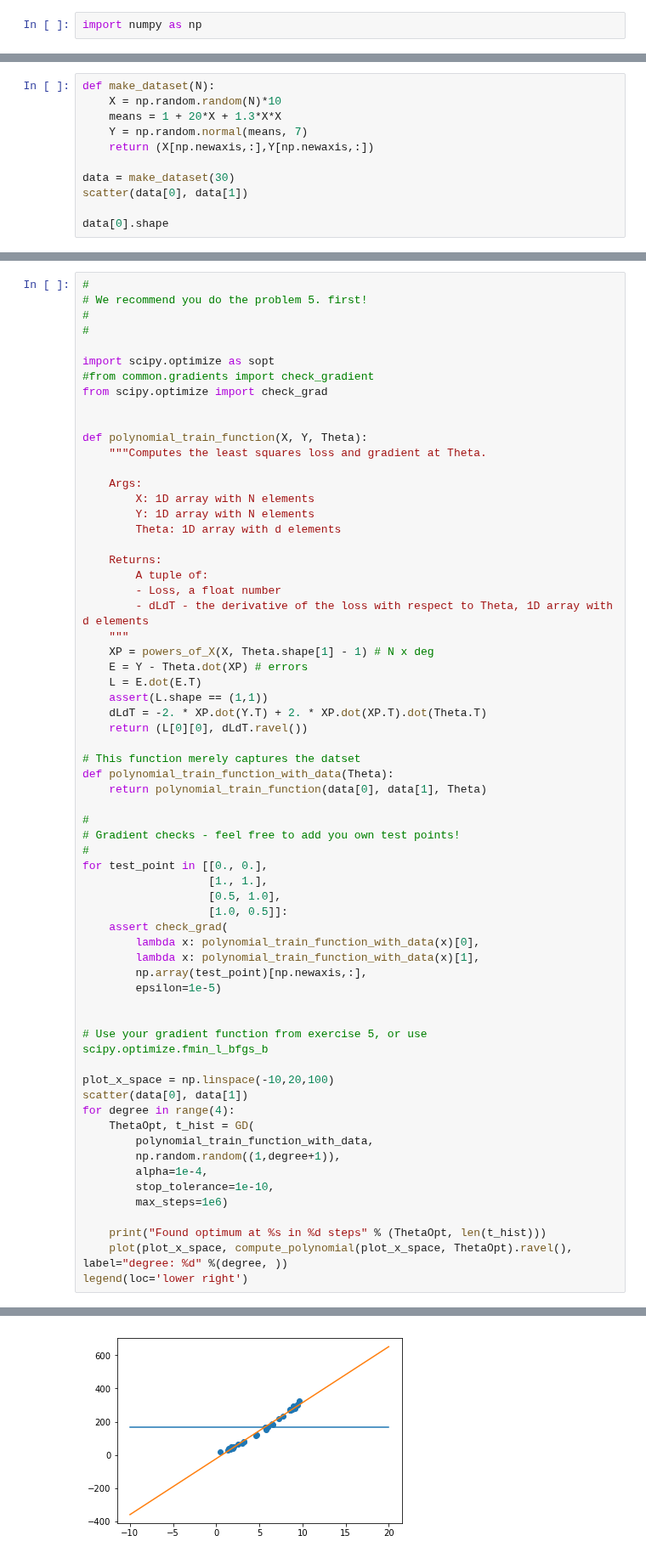
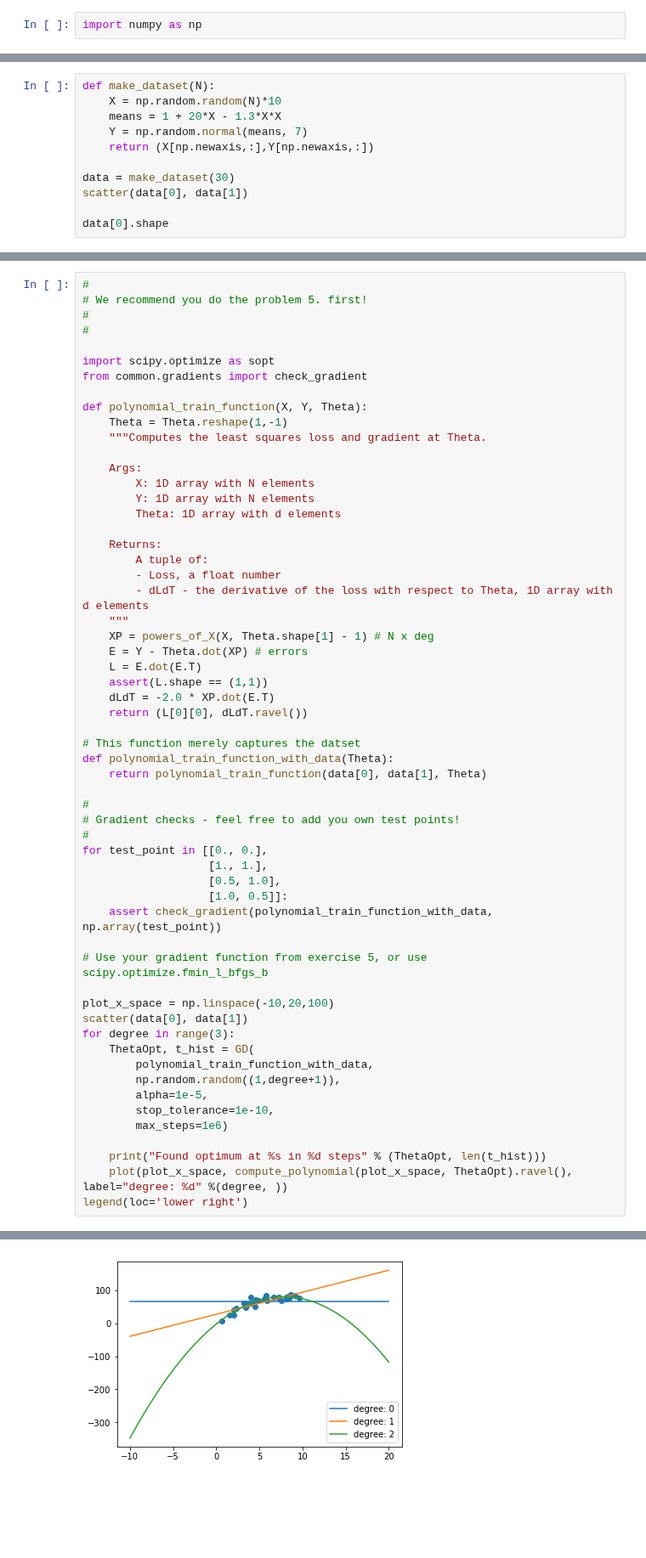
Before and after one commit to sequba/nn_assignments, a Jupyter notebook: assignment3/Assignment3.ipynb, the cells around one changed output, grey strips where cells are left out. Shown at 85% size. Saved outputs shown, nothing was run; the diff lists cells and outputs as text; blank space fills up the shorter version.

Commit message:
Gradient checking fixed
Signed-off-by: Jakub Sękowski <sequba@gmail.com>

```diff
--- a/assignment3/Assignment3.ipynb
+++ b/assignment3/Assignment3.ipynb
@@ -84,7 +84,7 @@ Find the following functions' gradients or Jacobians with respect to the vector
 # %%
 def make_dataset(N):
     X = np.random.random(N)*10
-    means = 1 + 20*X + 1.3*X*X
+    means = 1 + 20*X - 1.3*X*X
     Y = np.random.normal(means, 7)
     return (X[np.newaxis,:],Y[np.newaxis,:])
 
@@ -132,11 +132,10 @@ legend(loc='lower right')
 #
 
 import scipy.optimize as sopt
-#from common.gradients import check_gradient
-from scipy.optimize import check_grad
-
+from common.gradients import check_gradient
 
 def polynomial_train_function(X, Y, Theta):
+    Theta = Theta.reshape(1,-1)
     """Computes the least squares loss and gradient at Theta.
 
     Args:
@@ -153,7 +152,7 @@ def polynomial_train_function(X, Y, Theta):
     E = Y - Theta.dot(XP) # errors
     L = E.dot(E.T)
     assert(L.shape == (1,1))
-    dLdT = -2. * XP.dot(Y.T) + 2. * XP.dot(XP.T).dot(Theta.T)
+    dLdT = -2.0 * XP.dot(E.T)
     return (L[0][0], dLdT.ravel())
 
 # This function merely captures the datset
@@ -167,22 +166,17 @@ for test_point in [[0., 0.],
                    [1., 1.],
                    [0.5, 1.0],
                    [1.0, 0.5]]:
-    assert check_grad(
-        lambda x: polynomial_train_function_with_data(x)[0],
-        lambda x: polynomial_train_function_with_data(x)[1],
-        np.array(test_point)[np.newaxis,:],
-        epsilon=1e-5)
-
+    assert check_gradient(polynomial_train_function_with_data, np.array(test_point))
 
 # Use your gradient function from exercise 5, or use scipy.optimize.fmin_l_bfgs_b
 
 plot_x_space = np.linspace(-10,20,100)
 scatter(data[0], data[1])
-for degree in range(4):
+for degree in range(3):
     ThetaOpt, t_hist = GD(
         polynomial_train_function_with_data,
         np.random.random((1,degree+1)),
-        alpha=1e-4,
+        alpha=1e-5,
         stop_tolerance=1e-10,
         max_steps=1e6)
 
@@ -196,4 +191,4 @@ KeyboardInterrupt:
-[figure, old version]
+[figure, new version]
 # %% [markdown]
 # Problem 5 (Gradient Descent) [2p + 2 bonus p]
 
```
Also changed, not shown: parts of 6 cells of this notebook.
